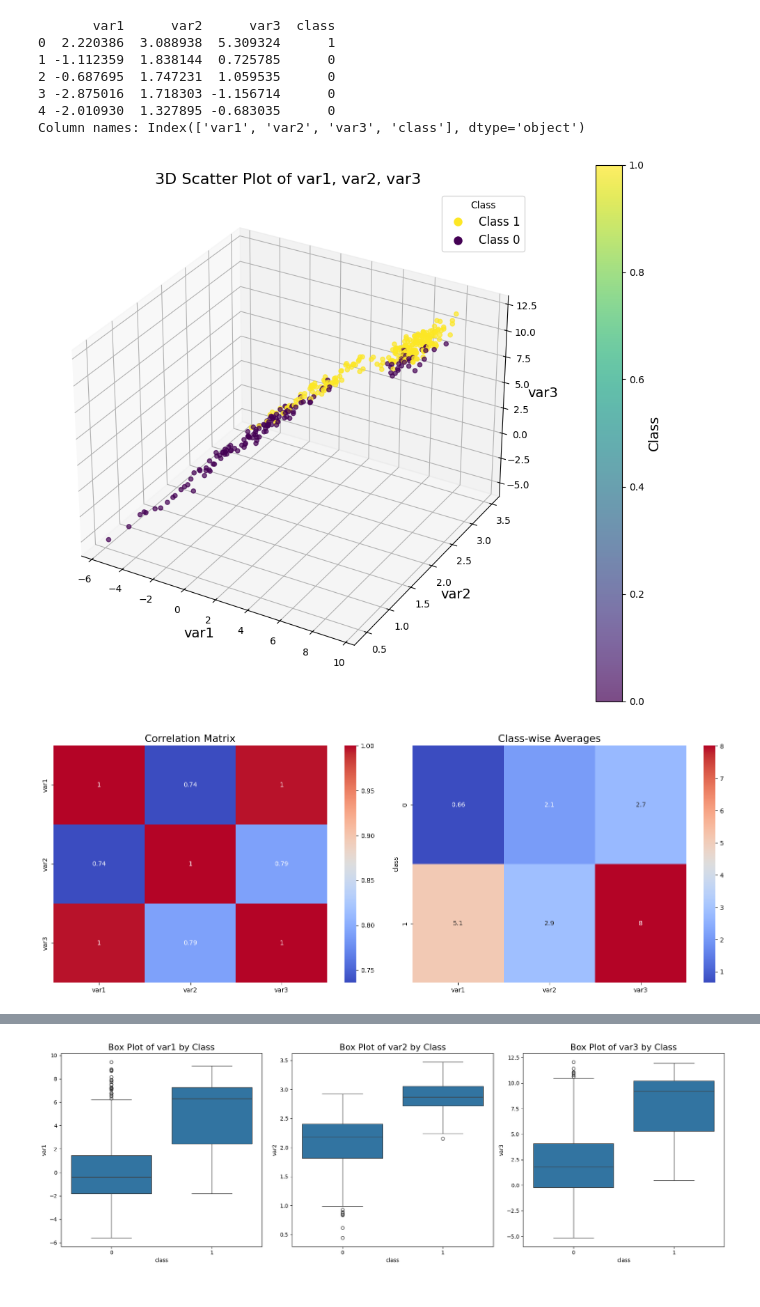
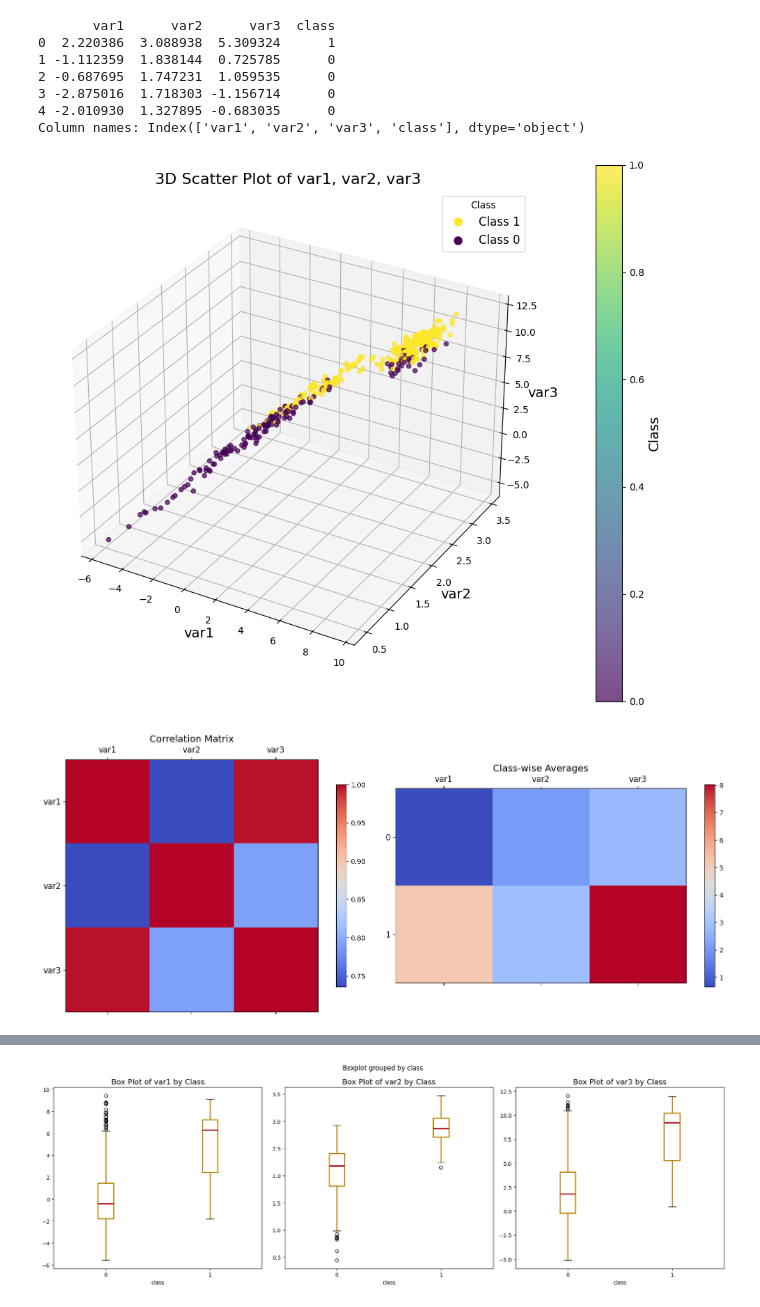
Before and after one commit to sravanth-space/fds_plotting_exercise, a Jupyter notebook: plotting_23001152.ipynb, the cells around one changed output, grey strips where cells are left out. Drawn from its saved outputs; the diff is of its cells as text; code cells hidden in the pictures.

```diff
--- a/plotting_23001152.ipynb
+++ b/plotting_23001152.ipynb
@@ -117,65 +117,90 @@ plt.show()
 fig, axes = plt.subplots(1, 2, figsize=(16, 6))
 
 # Heatmap for correlation matrix
-sns.heatmap(df[[column1_name, column2_name, column3_name]].corr(),
-            annot=True, cmap='coolwarm', ax=axes[0])
-axes[0].set_title('Correlation Matrix', fontsize=16)
+cax1 = axes[0].matshow(
+    df[[column1_name, column2_name, column3_name]].corr(), cmap='coolwarm')
+fig.colorbar(cax1, ax=axes[0], shrink=0.8)
+axes[0].set_xticks(
+    np.arange(len(df[[column1_name, column2_name, column3_name]].corr().columns)))
+axes[0].set_yticks(
+    np.arange(len(df[[column1_name, column2_name, column3_name]].corr().index)))
+axes[0].set_xticklabels(
+    df[[column1_name, column2_name, column3_name]].corr().columns, fontsize=12)
+axes[0].set_yticklabels(
+    df[[column1_name, column2_name, column3_name]].corr().index, fontsize=12)
+axes[0].set_title('Correlation Matrix', fontsize=14)
 
 # Heatmap for class-wise averages
-sns.heatmap(df.groupby('class').mean(), annot=True,
-            cmap='coolwarm', ax=axes[1])
-axes[1].set_title('Class-wise Averages', fontsize=16)
+cax2 = axes[1].matshow(df.groupby('class').mean(), cmap='coolwarm')
+fig.colorbar(cax2, ax=axes[1], shrink=0.8)
+axes[1].set_xticks(np.arange(len(df.groupby('class').mean().columns)))
+axes[1].set_yticks(np.arange(len(df.groupby('class').mean().index)))
+axes[1].set_xticklabels(df.groupby('class').mean().columns, fontsize=12)
+axes[1].set_yticklabels(df.groupby('class').mean().index, fontsize=12)
+axes[1].set_title('Class-wise Averages', fontsize=14)
 
 plt.tight_layout()
 plt.show()
+
 
 # Pie Chart
 class_counts = df['class'].value_counts()
 plt.pie(class_counts, labels=class_counts.index,
         autopct='%1.1f%%', colors=['gold', 'lightskyblue'])
-plt.title('Class Distribution')
+plt.title('Class Distribution', fontsize=14)
 plt.show()
 
 # Confusion Matrix
 X_train, X_test, y_train, y_test = train_test_split(
     df.drop('class', axis=1), df['class'], test_size=0.2, random_state=42)
 model = RandomForestClassifier(random_state=42)
 model.fit(X_train, y_train)
 y_pred = model.predict(X_test)
 
 conf_matrix = confusion_matrix(y_test, y_pred)
-sns.heatmap(conf_matrix, annot=True, fmt='d', cmap='Blues', xticklabels=[
-            'Class 0', 'Class 1'], yticklabels=['Class 0', 'Class 1'])
-plt.title('Confusion Matrix')
+plt.imshow(conf_matrix, interpolation='nearest', cmap=plt.cm.Blues)
+plt.title('Confusion Matrix', fontsize=14)
+plt.colorbar()
 plt.xlabel('Predicted')
 plt.ylabel('Actual')
+plt.xticks([0, 1], ['Class 0', 'Class 1'])
+plt.yticks([0, 1], ['Class 0', 'Class 1'])
 plt.show()
 
 # Box Plots
 fig, axes = plt.subplots(1, 3, figsize=(18, 6))
 
-sns.boxplot(x='class', y=column1_name, data=df, ax=axes[0])
-axes[0].set_title(f'Box Plot of {column1_name} by Class', fontsize=16)
-sns.boxplot(x='class', y=column2_name, data=df, ax=axes[1])
-axes[1].set_title(f'Box Plot of {column2_name} by Class', fontsize=16)
-sns.boxplot(x='class', y=column3_name, data=df, ax=axes[2])
-axes[2].set_title(f'Box Plot of {column3_name} by Class', fontsize=16)
+boxprops = dict(linewidth=2, color='darkgoldenrod')
+medianprops = dict(linestyle='-', linewidth=2.5, color='firebrick')
+whiskerprops = dict(linestyle='-', linewidth=2, color='darkgoldenrod')
+
+df.boxplot(column=column1_name, by='class', grid=False,
+           ax=axes[0], boxprops=boxprops, medianprops=medianprops, whiskerprops=whiskerprops)
+axes[0].set_title(f'Box Plot of {column1_name} by Class', fontsize=14)
+
+df.boxplot(column=column2_name, by='class', grid=False,
+           ax=axes[1], boxprops=boxprops, medianprops=medianprops, whiskerprops=whiskerprops)
+axes[1].set_title(f'Box Plot of {column2_name} by Class', fontsize=14)
+
+df.boxplot(column=column3_name, by='class', grid=False,
+           ax=axes[2], boxprops=boxprops, medianprops=medianprops, whiskerprops=whiskerprops)
+axes[2].set_title(f'Box Plot of {column3_name} by Class', fontsize=14)
 
 plt.tight_layout()
 plt.show()
 
 # Violin Plots
 fig, axes = plt.subplots(1, 3, figsize=(18, 6))
 
-sns.violinplot(x='class', y=column1_name, data=df, ax=axes[0])
-axes[0].set_title(f'Violin Plot of {column1_name} by Class', fontsize=16)
-sns.violinplot(x='class', y=column2_name, data=df, ax=axes[1])
-axes[1].set_title(f'Violin Plot of {column2_name} by Class', fontsize=16)
-sns.violinplot(x='class', y=column3_name, data=df, ax=axes[2])
-axes[2].set_title(f'Violin Plot of {column3_name} by Class', fontsize=16)
+for i, col in enumerate([column1_name, column2_name, column3_name]):
+    values = [df[df['class'] == cl][col].values for cl in df['class'].unique()]
+    axes[i].violinplot(values, showmeans=False, showmedians=True)
+    axes[i].set_title(f'Violin Plot of {col} by Class', fontsize=14)
+    axes[i].set_xticks([1, 2])
+    axes[i].set_xticklabels(['Class 0', 'Class 1'])
 
 plt.tight_layout()
 plt.show()
 # %% [output]
 [figure]
-[figure, old version]
+[figure, new version]
@@ -184 +209 @@ plt.show()
-[figure, old version]
+[figure, new version]
```
Also changed, not shown: parts of 2 cells of this notebook.
